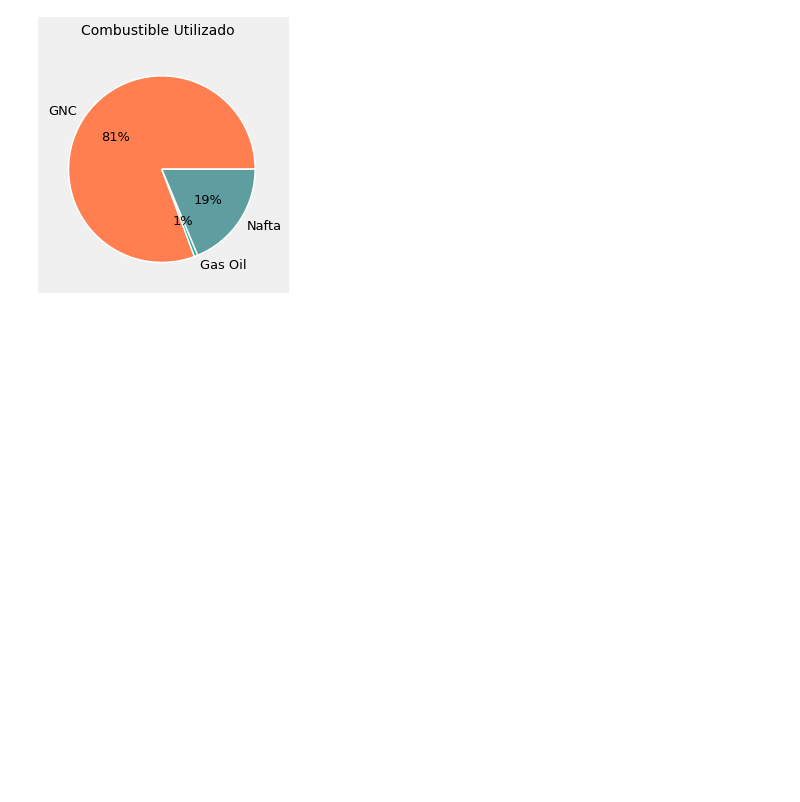
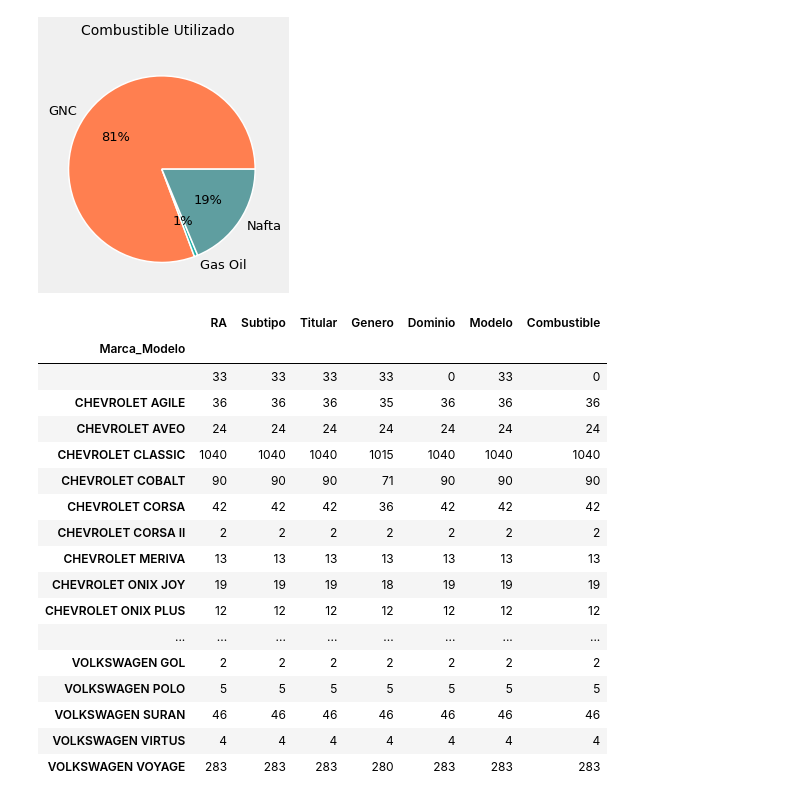
Before and after one commit to marcosbutti/Taxis-de-Rosario-SF-, a Jupyter notebook: Taxis_Rosario.ipynb, the cells around one changed output. Drawn from its saved outputs; the diff is of its cells as text; code cells hidden in the pictures; blank space fills up the shorter version.

```diff
--- a/Taxis_Rosario.ipynb
+++ b/Taxis_Rosario.ipynb
@@ -282,3 +282,25 @@ ax.pie(combustion.RA, autopct="%1.0f%%", labels=["GNC","Gas Oil","Nafta"], color
 plt.show()
 # %% [output]
 [figure]
+# %%
+modelo = habilitados.groupby(habilitados.Marca_Modelo).count()
+modelo
+# %% [output]
+|  | RA | Subtipo | Titular | Genero | Dominio | Modelo | Combustible |
+| Marca_Modelo |  |  |  |  |  |  |  |
+|  | 33 | 33 | 33 | 33 | 0 | 33 | 0 |
+| CHEVROLET AGILE | 36 | 36 | 36 | 35 | 36 | 36 | 36 |
+| CHEVROLET AVEO | 24 | 24 | 24 | 24 | 24 | 24 | 24 |
+| CHEVROLET CLASSIC | 1040 | 1040 | 1040 | 1015 | 1040 | 1040 | 1040 |
+| CHEVROLET COBALT | 90 | 90 | 90 | 71 | 90 | 90 | 90 |
+| CHEVROLET CORSA | 42 | 42 | 42 | 36 | 42 | 42 | 42 |
+| CHEVROLET CORSA II | 2 | 2 | 2 | 2 | 2 | 2 | 2 |
+| CHEVROLET MERIVA | 13 | 13 | 13 | 13 | 13 | 13 | 13 |
+| CHEVROLET ONIX JOY | 19 | 19 | 19 | 18 | 19 | 19 | 19 |
+| CHEVROLET ONIX PLUS | 12 | 12 | 12 | 12 | 12 | 12 | 12 |
+| ... | ... | ... | ... | ... | ... | ... | ... |
+| VOLKSWAGEN GOL | 2 | 2 | 2 | 2 | 2 | 2 | 2 |
+| VOLKSWAGEN POLO | 5 | 5 | 5 | 5 | 5 | 5 | 5 |
+| VOLKSWAGEN SURAN | 46 | 46 | 46 | 46 | 46 | 46 | 46 |
+| VOLKSWAGEN VIRTUS | 4 | 4 | 4 | 4 | 4 | 4 | 4 |
+| VOLKSWAGEN VOYAGE | 283 | 283 | 283 | 280 | 283 | 283 | 283 |
```
Also changed, not shown: parts of 11 cells of this notebook, 1 other file.
